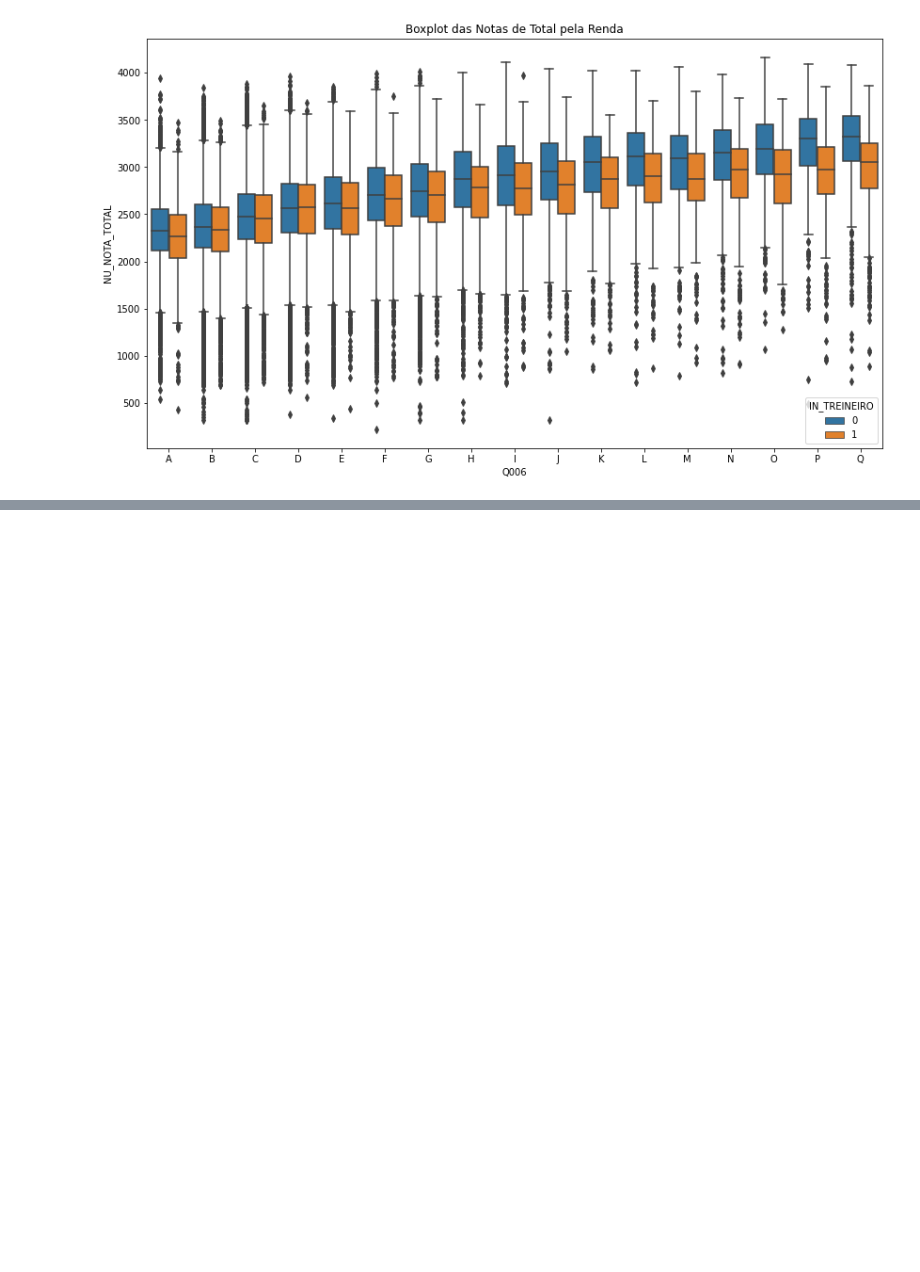
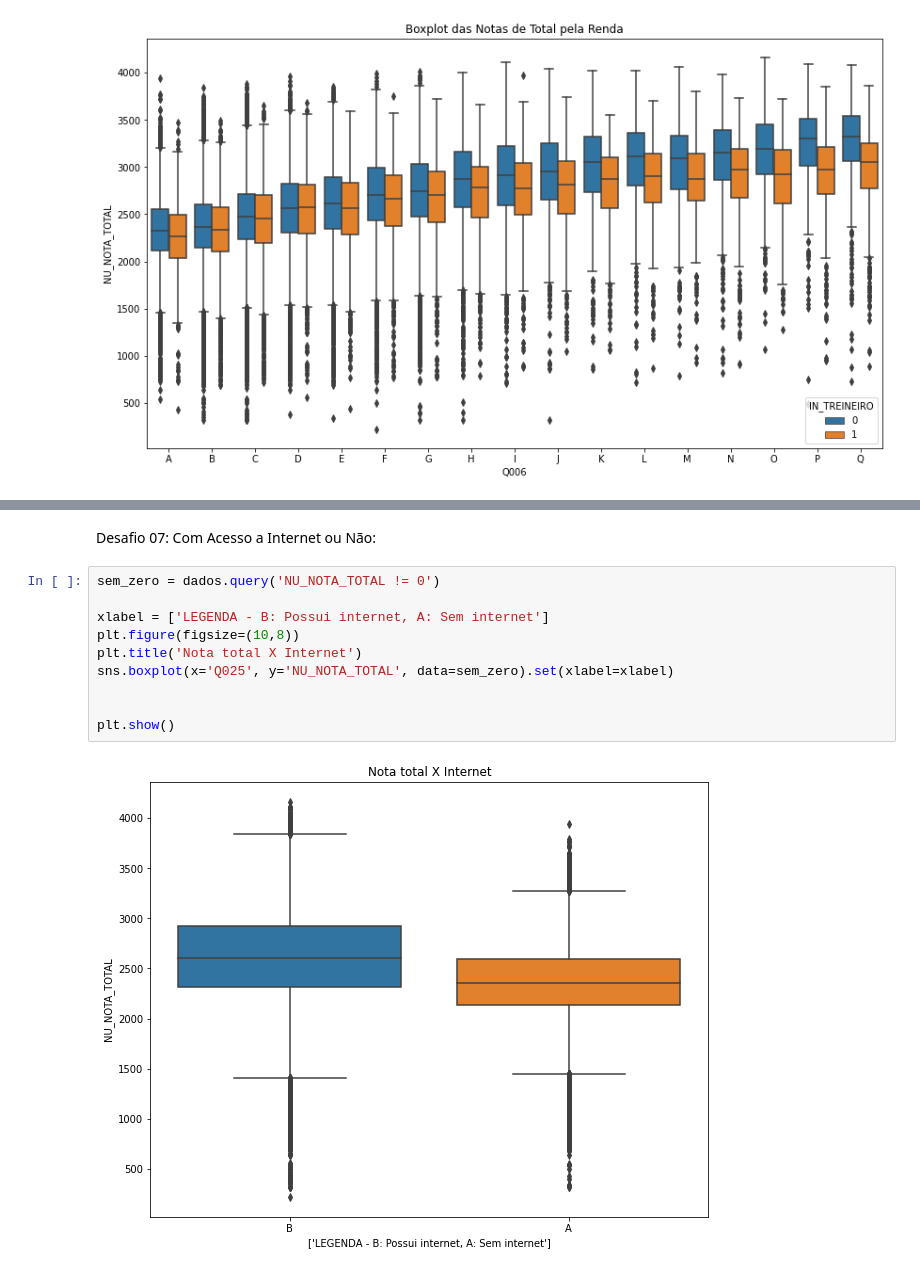
Before and after one commit to ThiagoA-Menezes/meusProjetos, a Jupyter notebook: Imersão_de_Dados_Alura.ipynb, the cells around one changed output, grey strips where cells are left out. Saved outputs shown, nothing was run; the diff lists cells and outputs as text; blank space fills up the shorter version.

```diff
--- a/Imersão_de_Dados_Alura.ipynb
+++ b/Imersão_de_Dados_Alura.ipynb
@@ -527,0 +540,14 @@ Text(0.5, 1.0, 'Boxplot das Notas de Total pela Renda')
+# %% [markdown]
+Desafio 07: Com Acesso a Internet ou Não:
+# %%
+sem_zero = dados.query('NU_NOTA_TOTAL != 0')
+
+xlabel = ['LEGENDA - B: Possui internet, A: Sem internet']
+plt.figure(figsize=(10,8))
+plt.title('Nota total X Internet')
+sns.boxplot(x='Q025', y='NU_NOTA_TOTAL', data=sem_zero).set(xlabel=xlabel)
+
+
+plt.show()
+# %% [output]
+[figure, added]
```
Also changed, not shown: parts of 12 cells of this notebook.
